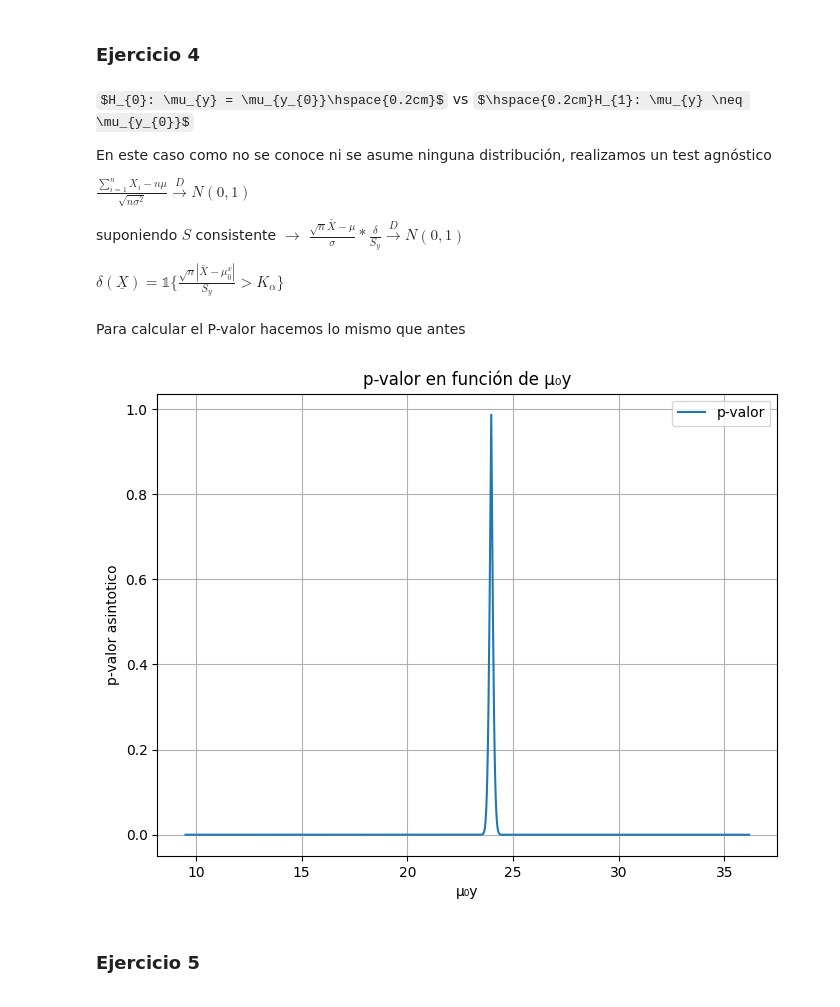
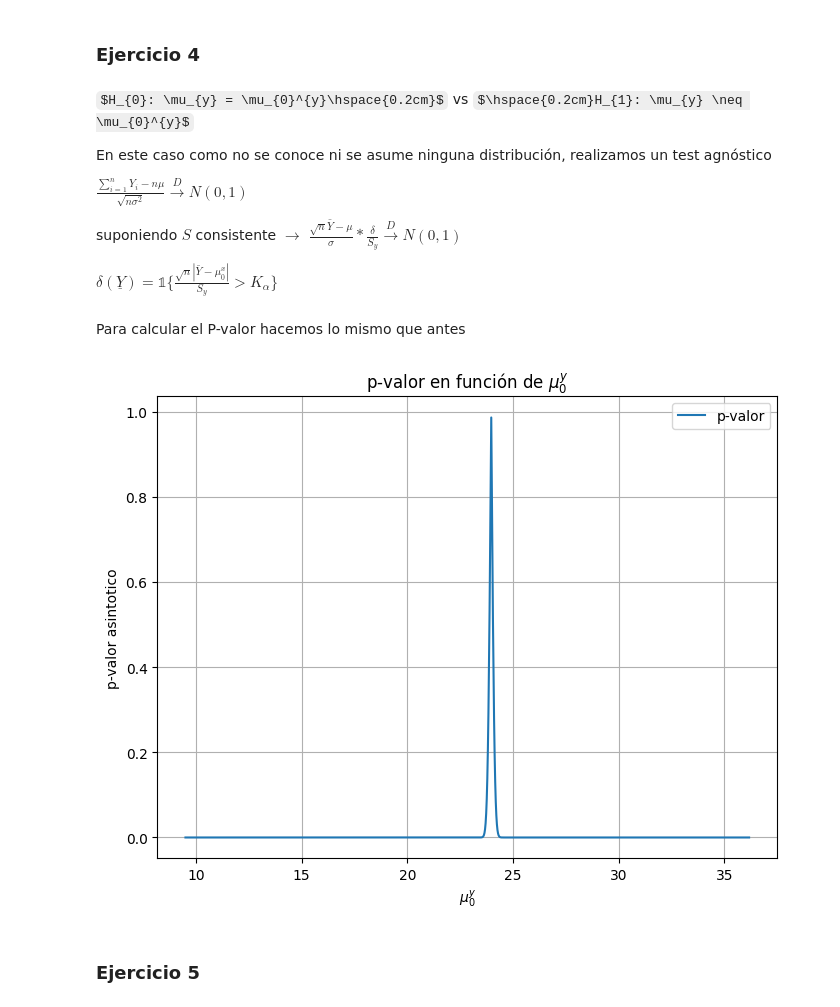
Before and after one commit to Taielmolina01/TP-Proba, a Jupyter notebook: tp.ipynb, the cells around one changed output. Drawn from its saved outputs; the diff is of its cells as text; code cells hidden in the pictures; some formulas as TeX source.

```diff
--- a/tp.ipynb
+++ b/tp.ipynb
@@ -206,36 +204,36 @@ plt.show()
 # %% [markdown]
 ### Ejercicio 4
 # %% [markdown]
-$H_{0}: \mu_{y} = \mu_{y_{0}}\hspace{0.2cm}$ vs $\hspace{0.2cm}H_{1}: \mu_{y} \neq \mu_{y_{0}}$
+$H_{0}: \mu_{y} = \mu_{0}^{y}\hspace{0.2cm}$ vs $\hspace{0.2cm}H_{1}: \mu_{y} \neq \mu_{0}^{y}$
 
 En este caso como no se conoce ni se asume ninguna distribución, realizamos un test agnóstico
 
-$\frac{\sum_{i=1}^{n}X_{i} - n\mu}{\sqrt{n\sigma^2}} \stackrel{D}\rightarrow \textit{N}(0, 1)$
+$\frac{\sum_{i=1}^{n}Y_{i} - n\mu}{\sqrt{n\sigma^2}} \stackrel{D}\rightarrow \textit{N}(0, 1)$
 
-suponiendo $\textit{S}$ consistente $\rightarrow$ $\frac{\sqrt{n} \bar{X} - \mu}{\sigma} * \frac{\delta}{S_{y}} \stackrel{D}\rightarrow \textit{N}(0, 1)$
+suponiendo $\textit{S}$ consistente $\rightarrow$ $\frac{\sqrt{n} \bar{Y} - \mu}{\sigma} * \frac{\delta}{S_{y}} \stackrel{D}\rightarrow \textit{N}(0, 1)$
 
-$\delta(\underline{X}) = \mathbb{1}\{\frac{\sqrt{n} | \bar{X} - \mu^{x}_{0} |}{S_{y}} > K_{\alpha}\}$
+$\delta(\underline{Y}) = \mathbb{1}\{\frac{\sqrt{n} | \bar{Y} - \mu^{x}_{0} |}{S_{y}} > K_{\alpha}\}$
 # %% [markdown]
 Para calcular el P-valor hacemos lo mismo que antes
 # %%
 valores_mu_y = np.linspace(y.min(), y.max(), 1000)
 
 p_valores_asintoticos = []
 
 for mu_y in valores_mu_y:
     p_valor = calcular_p_valor(y, mu_y, len(y), media_bateria, estimacion_varianza_bateria)
     p_valores_asintoticos.append(p_valor)
 
 plt.figure(figsize=(8, 6))
 plt.plot(valores_mu_y, p_valores_asintoticos, label="p-valor")
-plt.xlabel("μ₀y")
+plt.xlabel(r"$\mu_{0}^{y}$")
 plt.ylabel("p-valor asintotico")
-plt.title("p-valor en función de μ₀y")
+plt.title(r"p-valor en función de $\mu_{0}^{y}$")
 plt.grid(True)
 plt.legend()
 plt.show()
 # %% [output]
-[figure, old version]
+[figure, new version]
 # %% [markdown]
 ### Ejercicio 5
 # %%
```
Also changed, not shown: parts of 6 cells of this notebook.
